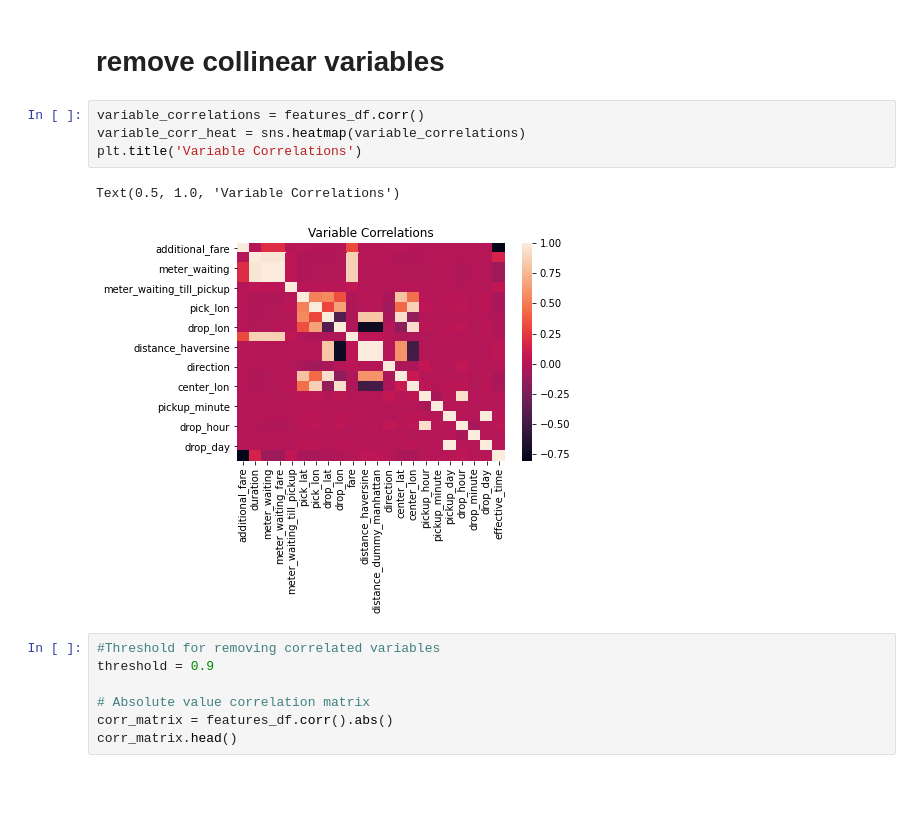
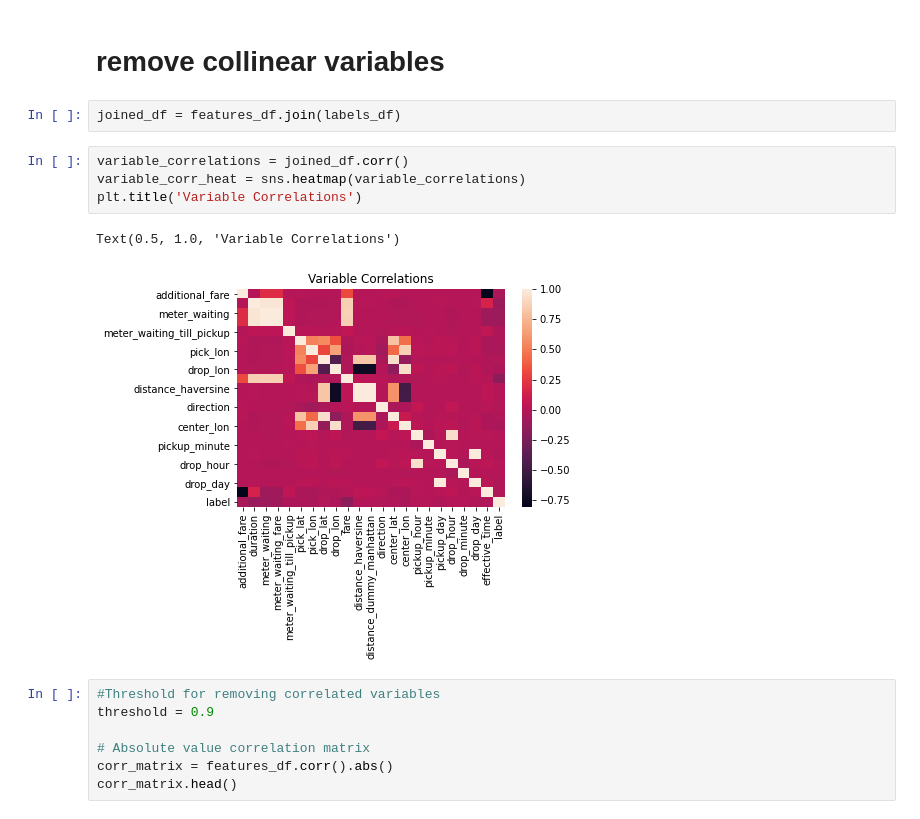
Before and after one commit to Rashmini/Ride-Fare-Classification, a Jupyter notebook: Preprocessing.ipynb, the cells around one changed output. Drawn from its saved outputs; the diff is of its cells as text; blank space fills up the shorter version.

Commit message:
Updated correlation matrix

```diff
--- a/Preprocessing.ipynb
+++ b/Preprocessing.ipynb
@@ -187,13 +187,15 @@ features_df[feature_names] = scaler.fit_transform(features_df[feature_names].val
 test_features_df[feature_names] = scaler.fit_transform(test_features_df[feature_names].values)
 # %% [markdown]
 # remove collinear variables
+# %%
+joined_df = features_df.join(labels_df)
 # %%
-variable_correlations = features_df.corr()
+variable_correlations = joined_df.corr()
 variable_corr_heat = sns.heatmap(variable_correlations)
 plt.title('Variable Correlations')
 # %% [output]
 Text(0.5, 1.0, 'Variable Correlations')
-[figure, old version]
+[figure, new version]
 # %%
 #Threshold for removing correlated variables
 threshold = 0.9
```
